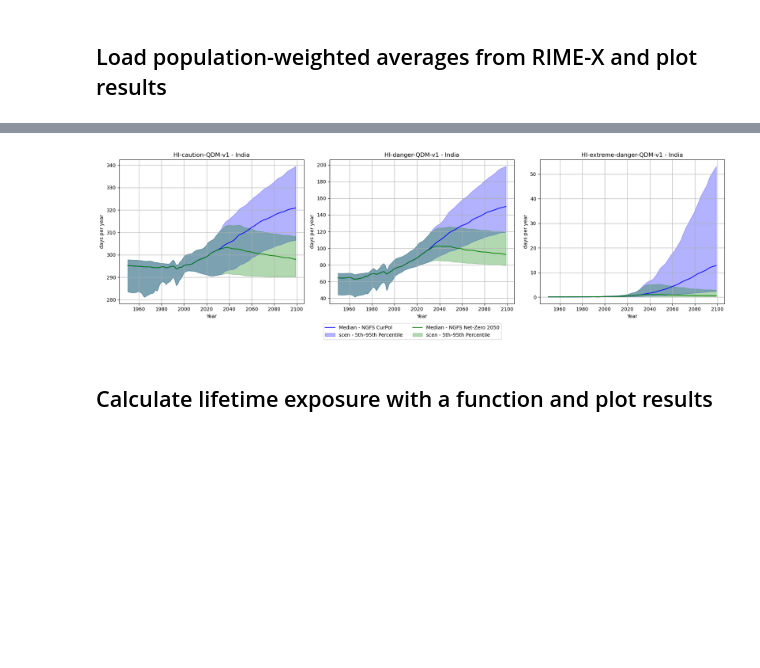
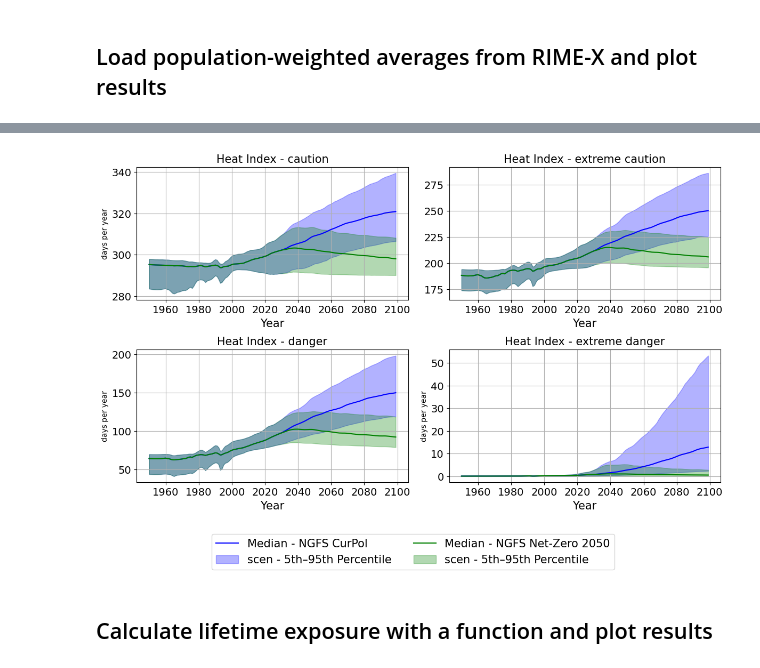
Before and after one commit to rosapietroiusti/dem4cli, a Jupyter notebook: notebooks/dem4cli-rime-x.ipynb, the cells around one changed output, grey strips where cells are left out. Saved outputs shown, nothing was run; the diff lists cells and outputs as text; code cells hidden in the pictures; blank space fills up the shorter version.

Commit message:
Some other improvements to plotting cells.

```diff
--- a/notebooks/dem4cli-rime-x.ipynb
+++ b/notebooks/dem4cli-rime-x.ipynb
@@ -290,19 +338,36 @@ df_ts_quantiles_melted = df_ts_quantiles.melt(
     #    ('fwixd', 'NGFS CurPol'),
     #    ('fwixd', 'NGFS Net-Zero 2050')
     #],
+
     value_vars=[
         ('HI-caution-QDM-v1', 'NGFS CurPol'),
         ('HI-caution-QDM-v1', 'NGFS Net-Zero 2050'),
+        ('HI-extreme-caution-QDM-v1', 'NGFS CurPol'),
+        ('HI-extreme-caution-QDM-v1', 'NGFS Net-Zero 2050'),
         ('HI-danger-QDM-v1', 'NGFS CurPol'),
         ('HI-danger-QDM-v1', 'NGFS Net-Zero 2050'),
         ('HI-extreme-danger-QDM-v1', 'NGFS CurPol'),
         ('HI-extreme-danger-QDM-v1', 'NGFS Net-Zero 2050')
     ],
+
+    #value_vars=[
+    #    (   'heatwave',        'NGFS CurPol'),
+    #    (   'heatwave', 'NGFS Net-Zero 2050'),
+    #    (   'wildfire',        'NGFS CurPol'),
+    #    (   'wildfire', 'NGFS Net-Zero 2050'),
+    #    ('cropfailure',        'NGFS CurPol'),
+    #    ('cropfailure', 'NGFS Net-Zero 2050'),
+    #    ('floodedarea',        'NGFS CurPol'),
+    #    ('floodedarea', 'NGFS Net-Zero 2050'),
+    #    (  'driedarea',        'NGFS CurPol'),
+    #    (  'driedarea', 'NGFS Net-Zero 2050')
+    #],
+
     var_name=['indicator', 'scenario'],
     value_name='value'
 )
 
-# Rename the 'year' column for clarity
+# Rename the 'year' and 'quantile' columns for clarity
 df_ts_quantiles_melted.rename(columns={('year', ''): 'year', ('quantile', ''): 'quantile'}, inplace=True)
 # %%
 df_ts_quantiles_melted
@@ -332,8 +397,9 @@ high_quantile = 1 - low_quantile
 indicator_list = df_ts_quantiles_melted['indicator'].unique()
 scenario_list = df_ts_quantiles_melted['scenario'].unique()
 
-#fig, axs = plt.subplots(nrows=2, ncols=2, figsize=(12, 9))
-fig, axs = plt.subplots(nrows=1, ncols=3, figsize=(18, 5))
+fig, axs = plt.subplots(nrows=2, ncols=2, figsize=(12, 7))
+#fig, axs = plt.subplots(nrows=1, ncols=3, figsize=(18, 5))
+#fig, axs = plt.subplots(nrows=2, ncols=3, figsize=(18, 5))
 axs = axs.flatten() if len(indicator_list) > 1 else [axs]
 
 for ind_index, ind in enumerate(indicator_list):
@@ -343,37 +409,39 @@ for ind_index, ind in enumerate(indicator_list):
 
     # Loop through each scenario
     for scen_index, scen in enumerate(scenario_list):
         # Filter data for the current scenario
         scen_data = indicator_data[indicator_data['scenario'] == scen]
 
         # Plot results
         axs[ind_index].plot(scen_data[scen_data['quantile'] == 0.5]['year'], scen_data[scen_data['quantile'] == 0.5]['value'], label=f'Median - {scen}', color=colors[scen_index])
         axs[ind_index].fill_between(scen_data[scen_data['quantile'] == 0.5]['year'], scen_data[scen_data['quantile'] == low_quantile]['value'], scen_data[scen_data['quantile'] == high_quantile]['value'],
                          color=colors[scen_index], alpha=0.3, label=f'scen - {int(low_quantile*100)}th–{int(high_quantile*100)}th Percentile')
 
      # Set labels, titles and grid
-    axs[ind_index].set_xlabel('Year')
+    axs[ind_index].set_xlabel('Year', fontsize=15)
+    axs[ind_index].tick_params(axis='both', labelsize=14)  # Increase tick label font size
 
     if ind in ['HI-caution', 'HI-danger', 'fwixd', 'heavy_precipitation_days', 'HI-caution-QDM-v1', 'HI-danger-QDM-v1', 'HI-extreme-danger-QDM-v1']:
         axs[ind_index].set_ylabel('days per year')
     elif ind in ['extreme_drought']:
         axs[ind_index].set_ylabel('area affected (%)')
 
     if country == state:
-        axs[ind_index].set_title(f'{ind} - {country}')
+        #axs[ind_index].set_title(f'{ind} - {country}')
+        axs[ind_index].set_title(f'{ind_names[ind]}', fontsize=15)
     else:
         axs[ind_index].set_title(f'{ind} - {state} ({country})')
     axs[ind_index].grid(True)
     axs[ind_index].xaxis.set_major_locator(MultipleLocator(tick_interval))
 
 # Add a column legend
 handles, labels = axs[ind_index].get_legend_handles_labels()
-fig.legend(handles, labels, loc='lower center', ncol=2, bbox_to_anchor=(0.5, -0.1))
+fig.legend(handles, labels, loc='lower center', ncol=2, bbox_to_anchor=(0.5, -0.15), fontsize=15)
 
 plt.tight_layout()
 plt.show()
 # %% [output]
-[figure, old version]
+[figure, new version]
 # %% [markdown]
 ## Calculate lifetime exposure with a function and plot results
 # %%
```
Also changed, not shown: parts of 15 cells of this notebook.
